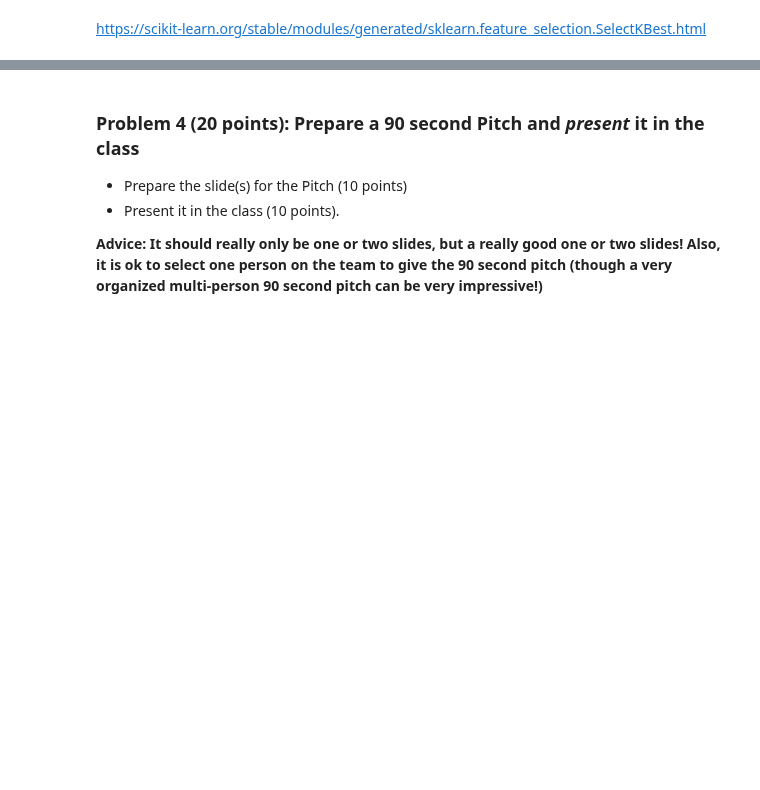
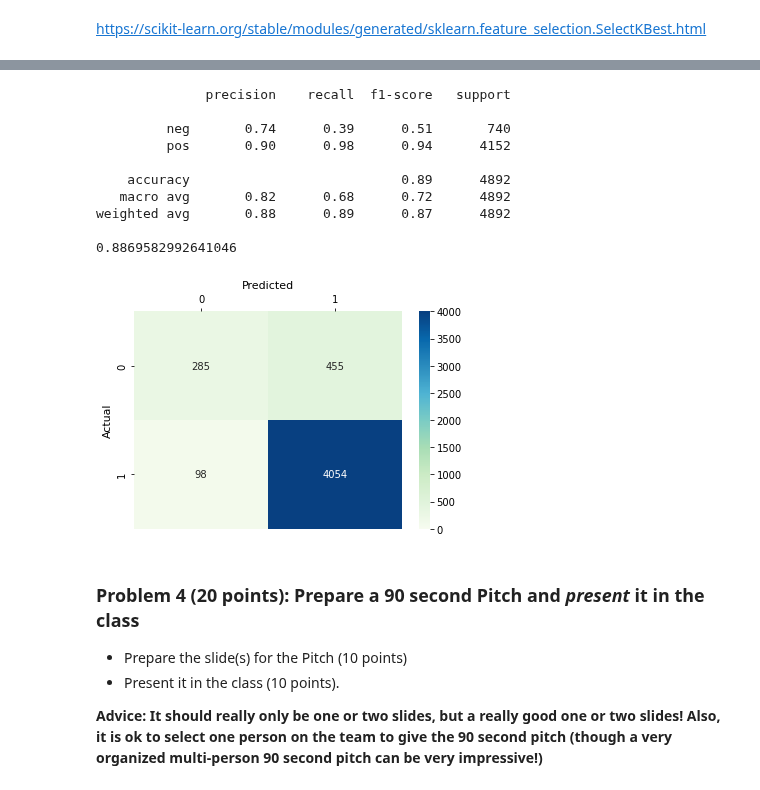
Before and after one commit to GTWFam/Group7_DS3010, a Jupyter notebook: CaseStudy4_Business.ipynb, the cells around one changed output, grey strips where cells are left out. Cells and saved outputs as stored; diff of their text form; code cells hidden in the pictures; blank space fills up the shorter version.

```diff
--- a/CaseStudy4_Business.ipynb
+++ b/CaseStudy4_Business.ipynb
@@ -346,3 +475,33 @@ https://scikit-learn.org/stable/modules/generated/sklearn.feature_selection.Sele
+# %%
+from sklearn.neural_network import MLPClassifier
+
+mlp_clf = MLPClassifier(random_state=1, max_iter=500, hidden_layer_sizes=(10, 10, 10), activation='tanh')
+
+model = mlp_clf.fit(best_train_vector, y_train)
+y_predicted = model.predict(best_test_vector)
+
+print(metrics.classification_report(y_test, y_predicted,
+                                    target_names=dataset.target_names))
+
+cm = metrics.confusion_matrix(y_test, y_predicted)
+x = sns.heatmap(cm, vmin=0, vmax=4000, annot=True, fmt="d", linewidths=0, cmap="GnBu")
+x.xaxis.tick_top()
+x.set_title('Predicted', size=11)
+x.set_ylabel('Actual', size=11)
+
+print(model.score(best_test_vector, y_test))
+# %% [output]
+              precision    recall  f1-score   support
+
+         neg       0.74      0.39      0.51       740
+         pos       0.90      0.98      0.94      4152
+
+    accuracy                           0.89      4892
+   macro avg       0.82      0.68      0.72      4892
+weighted avg       0.88      0.89      0.87      4892
+
+0.8869582992641046
+[figure, added]
 # %% [markdown]
 ### Problem 4 (20 points): Prepare a 90 second Pitch and *present* it in the class
 
```
Also changed, not shown: parts of 17 cells of this notebook.
